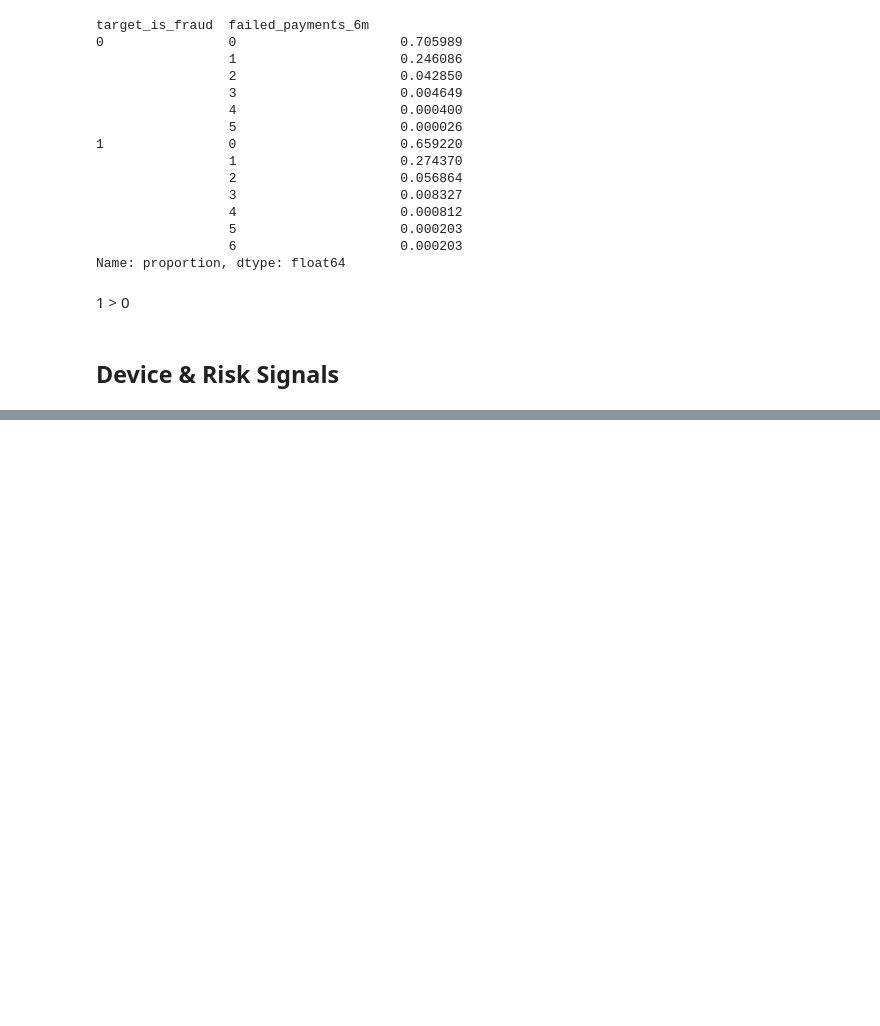
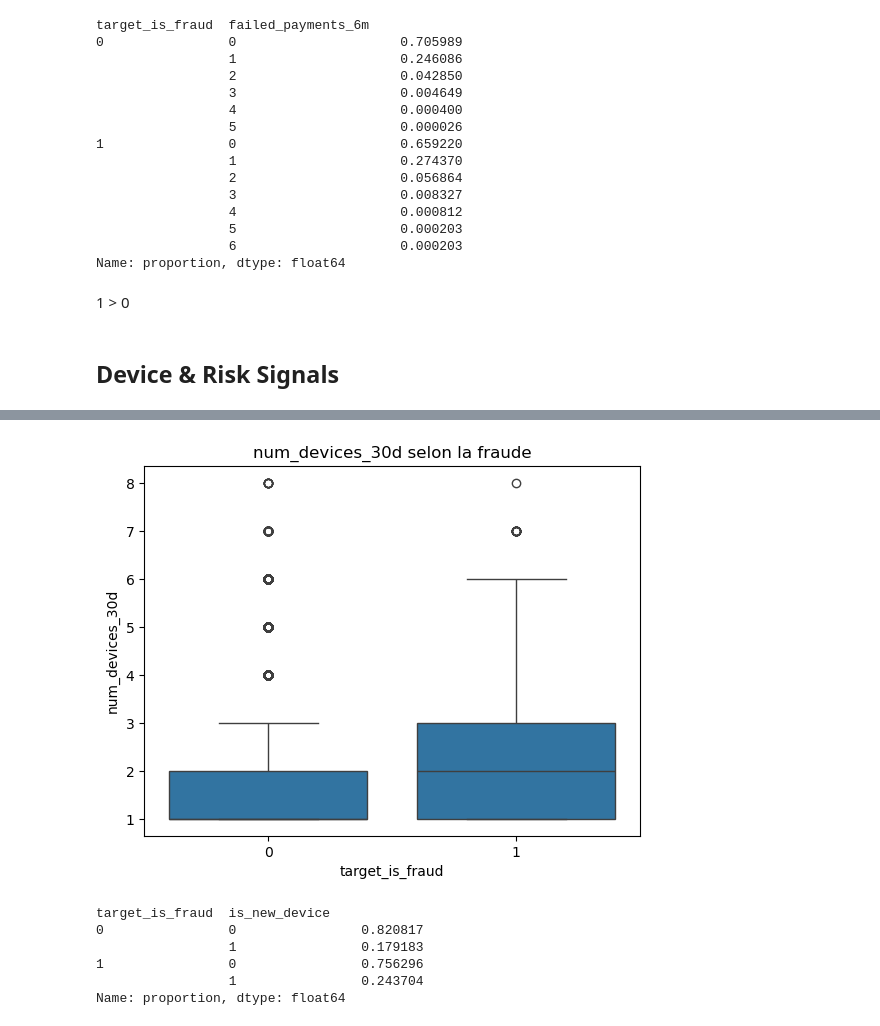
Before and after one commit to Maellelc13/Projet_ML2, a Jupyter notebook: EDA/eda_nelly.ipynb, the cells around one changed output, grey strips where cells are left out. Cells and saved outputs as stored; diff of their text form; code cells hidden in the pictures; blank space fills up the shorter version.

```diff
--- a/EDA/eda_nelly.ipynb
+++ b/EDA/eda_nelly.ipynb
@@ -333,0 +355,15 @@ Name: proportion, dtype: float64
+# %%
+sns.boxplot(x=df['target_is_fraud'], y=df['num_devices_30d'])
+plt.title('num_devices_30d selon la fraude')
+plt.show()
+# %% [output]
+[figure, added]
+# %%
+df.groupby('target_is_fraud')['is_new_device'].value_counts(normalize=True)
+# %% [output]
+target_is_fraud  is_new_device
+0                0                0.820817
+                 1                0.179183
+1                0                0.756296
+                 1                0.243704
+Name: proportion, dtype: float64
```
Also changed, not shown: parts of 4 cells of this notebook.
